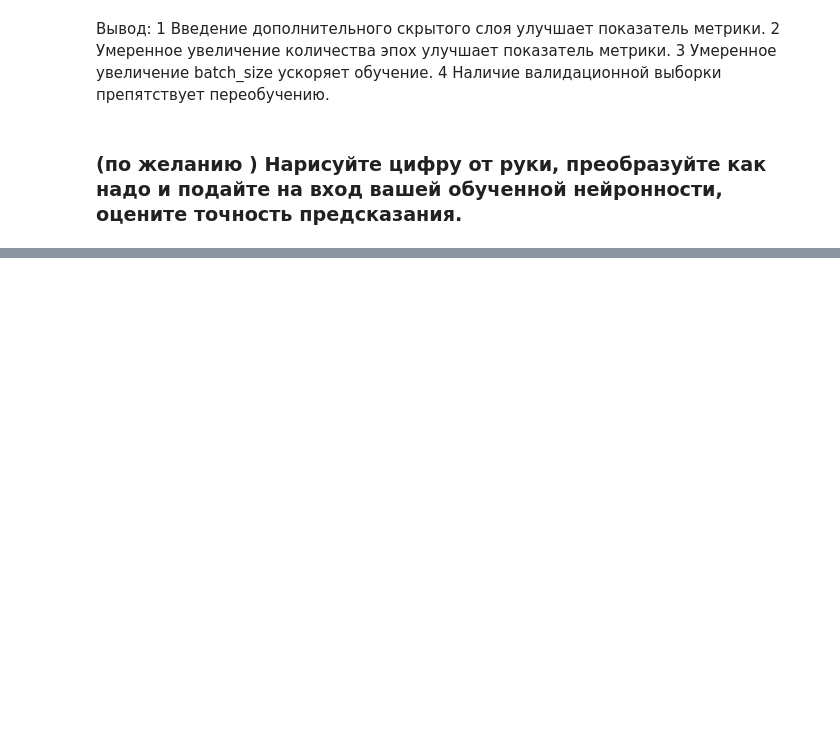
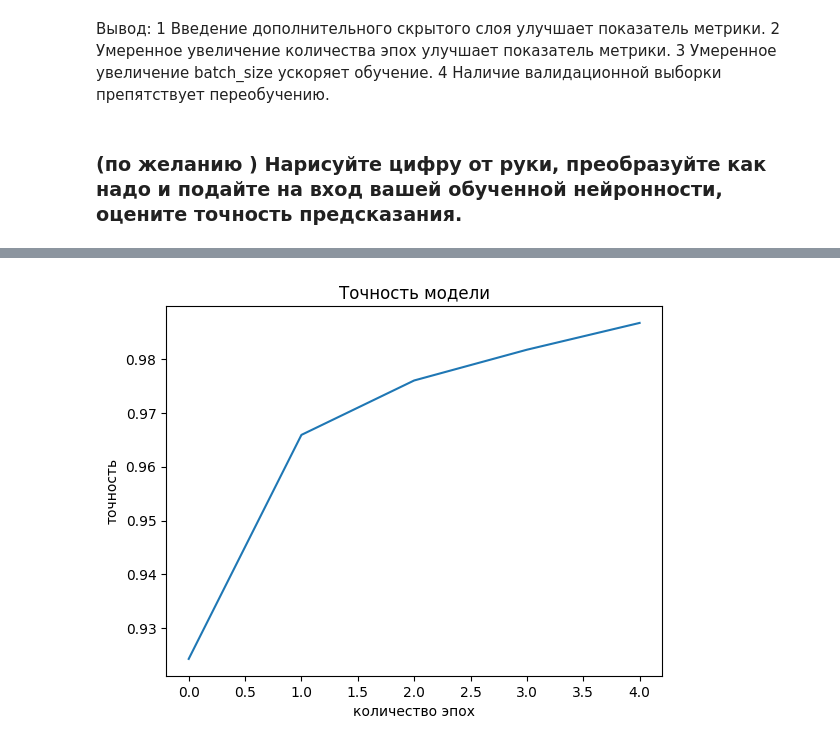
Before and after one commit to eghrthrjdtsed/-------------------------, a Jupyter notebook: lesson2.ipynb, the cells around one changed output, grey strips where cells are left out. Saved outputs shown, nothing was run; the diff lists cells and outputs as text; code cells hidden in the pictures; blank space fills up the shorter version.

Commit message:
adding model training

```diff
--- a/lesson2.ipynb
+++ b/lesson2.ipynb
@@ -480,14 +480,14 @@ Epoch 25/25
 import cv2
 # %%
 # Определение архитектуры модели
-model_4 = Sequential([
+model_5 = Sequential([
     Flatten(input_shape=(28, 28)),  # Преобразование двумерного массива 28x28 в одномерный массив размером 784
     Dense(128, activation='relu'),  # Полносвязный слой с 128 нейронами и функцией активации ReLU
     Dense(10, activation='softmax')  # Выходной слой с 10 нейронами (по одному на каждую цифру) и функцией активации softmax
 ])
 # %%
 # Компиляция модели
-model_4.compile(optimizer='adam',  # Оптимизатор Adam
+model_5.compile(optimizer='adam',  # Оптимизатор Adam
               loss='sparse_categorical_crossentropy',  # Функция потерь для многоклассовой классификации
               metrics=['accuracy'])  # Метрика точности для оценки производительности модели
 # %%
@@ -508,3 +508,11 @@ Total params: 101,770
 Trainable params: 101,770
 Non-trainable params: 0
 _________________________________________________________________
+# %%
+(x_train, y_train), (x_test, y_test) = keras.datasets.mnist.load_data()
+x_train = x_train / 255.0
+x_test = x_test / 255.0
+# %%
+%%time
+
+history = model_5.fit(x_train, y_train, batch_size=32, epochs=5, validation_data=(x_test, y_test))
@@ -511,3 +532,11 @@ _________________________________________________________________
+# %%
+plt.plot(history.history['accuracy'])
+plt.title('Точность модели')
+plt.ylabel('точность')
+plt.xlabel('количество эпох')
+plt.show()
+# %% [output]
+[figure, added]
 # %%
 # Загрузка изображения с цифрой
 image_path = '123.png'
```
Also changed, not shown: parts of 3 cells of this notebook, 1 other file.
